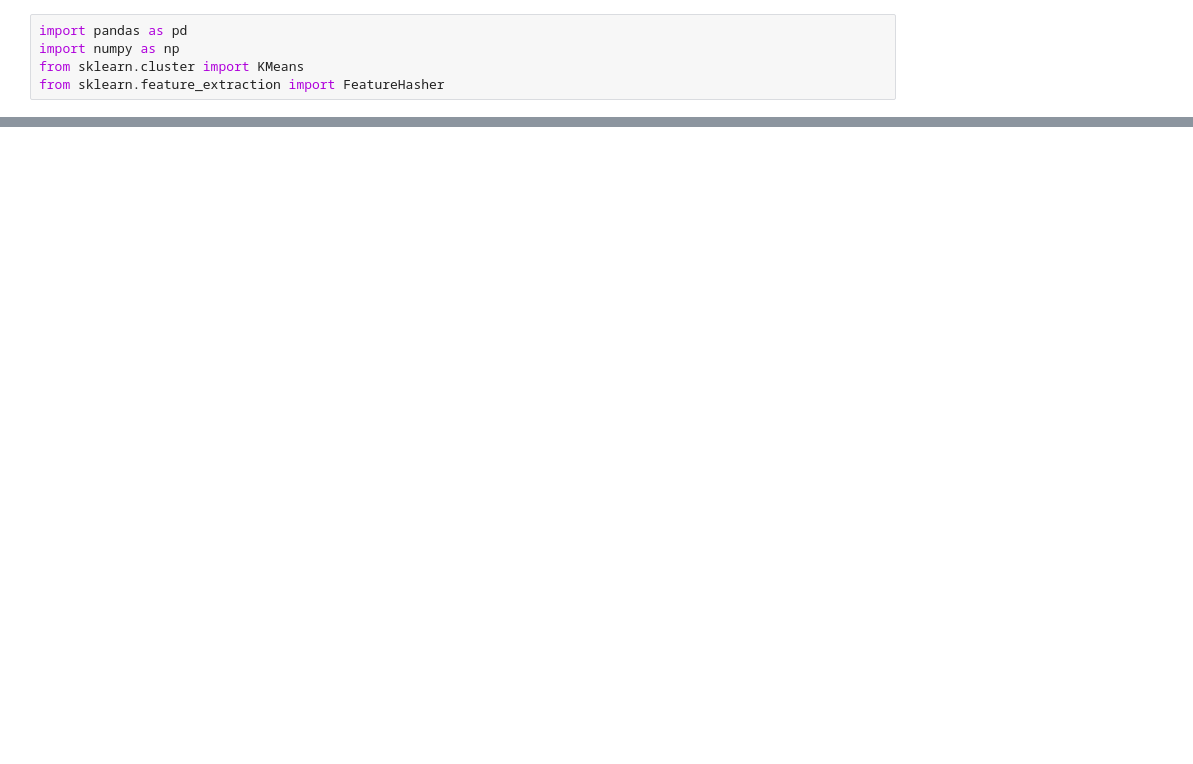
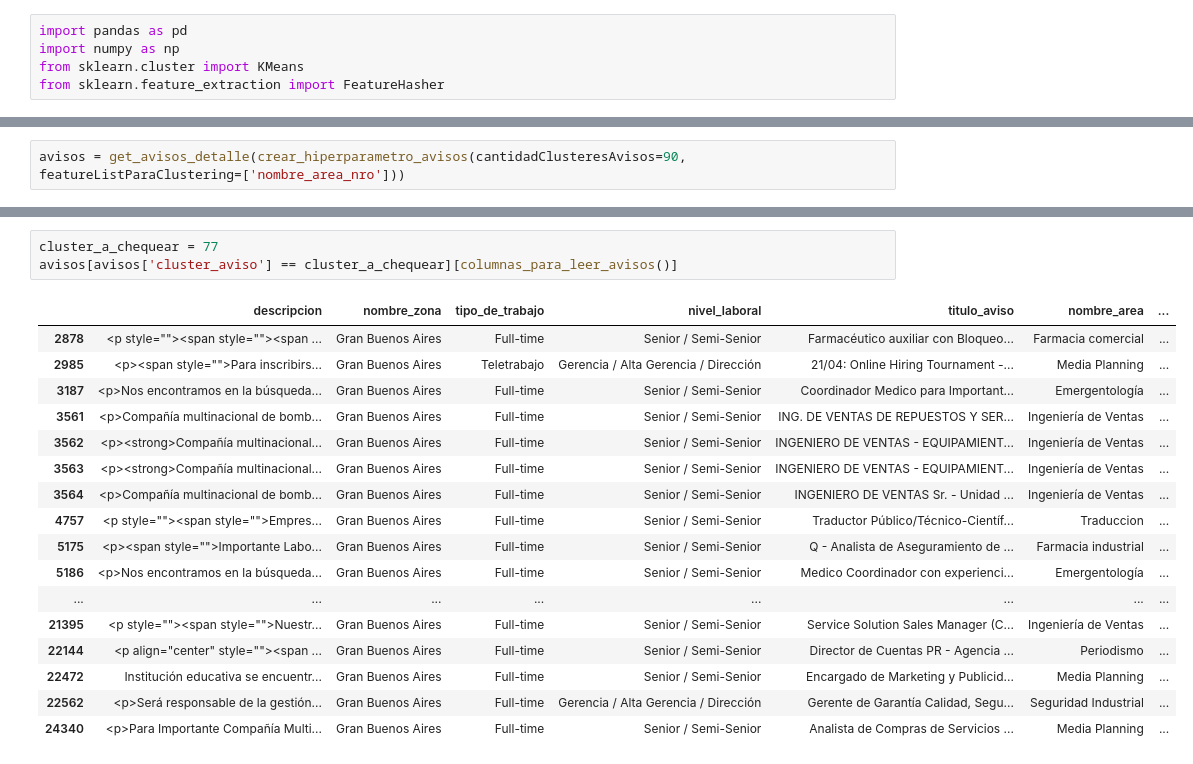
Before and after one commit to pachamama-labs/navent_visualization, a Jupyter notebook: src/Clustering.ipynb, the cells around one changed output, grey strips where cells are left out. Cells and saved outputs as stored; diff of their text form; blank space fills up the shorter version.

Commit message:
clustering avisos

```diff
--- a/src/Clustering.ipynb
+++ b/src/Clustering.ipynb
@@ -149,0 +59,2 @@ avisos[avisos['cluster']==5][columnas_para_leer()]
+# %%
+avisos = get_avisos_detalle(crear_hiperparametro_avisos(cantidadClusteresAvisos=90, featureListParaClustering=['nombre_area_nro']))
@@ -149,0 +81,21 @@ avisos[avisos['cluster']==5][columnas_para_leer()]
+# %%
+cluster_a_chequear = 77
+avisos[avisos['cluster_aviso'] == cluster_a_chequear][columnas_para_leer_avisos()]
+# %% [output]
+|  | descripcion | nombre_zona | tipo_de_trabajo | nivel_laboral | titulo_aviso | nombre_area | ... |
+| 2878 | <p style=""><span style=""><span ... | Gran Buenos Aires | Full-time | Senior / Semi-Senior | Farmacéutico auxiliar con Bloqueo... | Farmacia comercial | ... |
+| 2985 | <p><span style="">Para inscribirs... | Gran Buenos Aires | Teletrabajo | Gerencia / Alta Gerencia / Dirección | 21/04: Online Hiring Tournament -... | Media Planning | ... |
+| 3187 | <p>Nos encontramos en la búsqueda... | Gran Buenos Aires | Full-time | Senior / Semi-Senior | Coordinador Medico para Important... | Emergentología | ... |
+| 3561 | <p>Compañía multinacional de bomb... | Gran Buenos Aires | Full-time | Senior / Semi-Senior | ING. DE VENTAS DE REPUESTOS Y SER... | Ingeniería de Ventas | ... |
+| 3562 | <p><strong>Compañía multinacional... | Gran Buenos Aires | Full-time | Senior / Semi-Senior | INGENIERO DE VENTAS - EQUIPAMIENT... | Ingeniería de Ventas | ... |
+| 3563 | <p><strong>Compañía multinacional... | Gran Buenos Aires | Full-time | Senior / Semi-Senior | INGENIERO DE VENTAS - EQUIPAMIENT... | Ingeniería de Ventas | ... |
+| 3564 | <p>Compañía multinacional de bomb... | Gran Buenos Aires | Full-time | Senior / Semi-Senior | INGENIERO DE VENTAS Sr. - Unidad ... | Ingeniería de Ventas | ... |
+| 4757 | <p style=""><span style="">Empres... | Gran Buenos Aires | Full-time | Senior / Semi-Senior | Traductor Público/Técnico-Científ... | Traduccion | ... |
+| 5175 | <p><span style="">Importante Labo... | Gran Buenos Aires | Full-time | Senior / Semi-Senior | Q - Analista de Aseguramiento de ... | Farmacia industrial | ... |
+| 5186 | <p>Nos encontramos en la búsqueda... | Gran Buenos Aires | Full-time | Senior / Semi-Senior | Medico Coordinador con experienci... | Emergentología | ... |
+| ... | ... | ... | ... | ... | ... | ... | ... |
+| 21395 | <p style=""><span style="">Nuestr... | Gran Buenos Aires | Full-time | Senior / Semi-Senior | Service Solution Sales Manager (C... | Ingeniería de Ventas | ... |
+| 22144 | <p align="center" style=""><span ... | Gran Buenos Aires | Full-time | Senior / Semi-Senior | Director de Cuentas PR - Agencia ... | Periodismo | ... |
+| 22472 | Institución educativa se encuentr... | Gran Buenos Aires | Full-time | Senior / Semi-Senior | Encargado de Marketing y Publicid... | Media Planning | ... |
+| 22562 | <p>Será responsable de la gestión... | Gran Buenos Aires | Full-time | Gerencia / Alta Gerencia / Dirección | Gerente de Garantía Calidad, Segu... | Seguridad Industrial | ... |
+| 24340 | <p>Para Importante Compañía Multi... | Gran Buenos Aires | Full-time | Senior / Semi-Senior | Analista de Compras de Servicios ... | Media Planning | ... |
```
Also changed, not shown: parts of 11 cells of this notebook.
